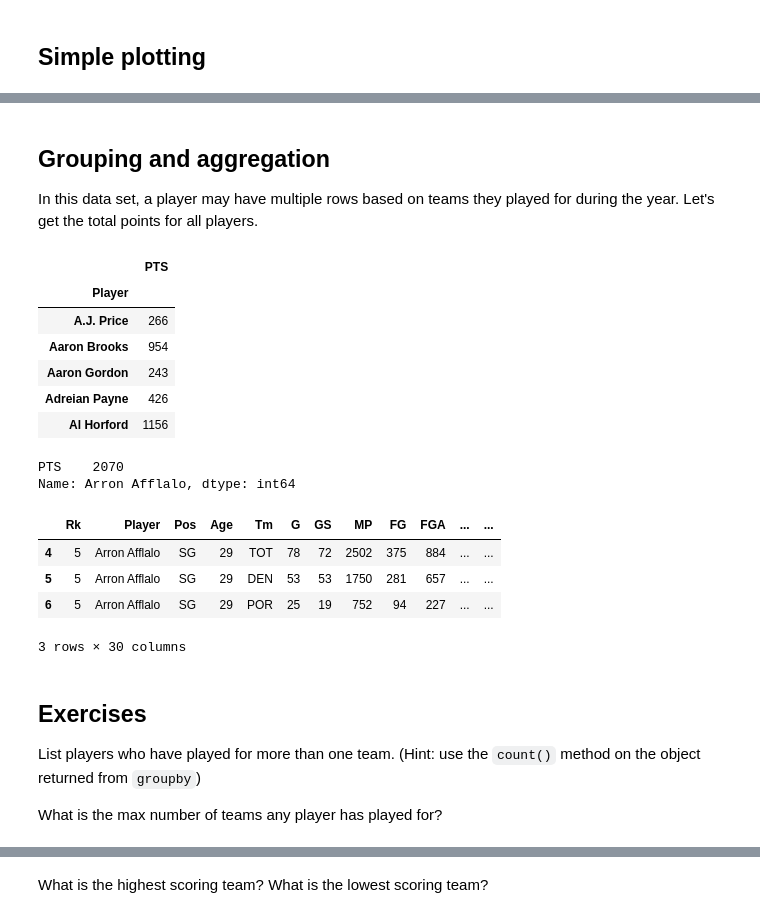
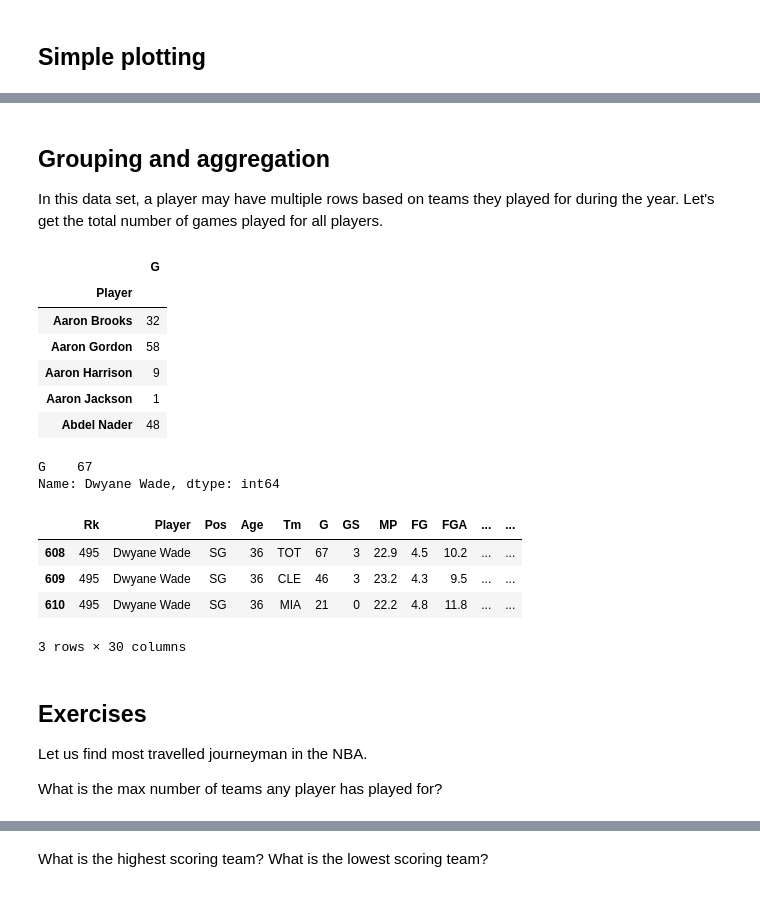
Before and after one commit to CME211/notes, a Jupyter notebook: lecture-08/0-pandas-example.ipynb, the cells around one changed output, grey strips where cells are left out. Cells and saved outputs as stored; diff of their text form; code cells hidden in the pictures.

```diff
--- a/lecture-08/0-pandas-example.ipynb
+++ b/lecture-08/0-pandas-example.ipynb
@@ -65,7 +70,7 @@ Specifically, it is very easy to load data from MS Excel files
 
 We have some basketball data from: <http://www.basketball-reference.com/>
 # %%
-nba = pd.read_csv("nba-2015.csv")
+nba = pd.read_csv("nba-2018.csv")
 # %% [markdown]
 Let's inspect the data with the `head` method:
 # %%
@@ -280,6 +336,6 @@ nba[nba['PTS'] >= 1500]
 # %%
 # let's create a new column
-nba['ASB'] = nba['AST'] + nba['STL'] + nba['BLK']
-nba.head()
+nba['ATO'] = nba['AST']/nba['TOV']
+nba.head(7)
 # %% [output]
 |  | Rk | Player | Pos | Age | Tm | G | GS | MP | FG | FGA | ... | ... |
@@ -327,5 +417,5 @@ plt.tight_layout()
 ## Grouping and aggregation
 
 In this data set, a player may have multiple rows based on teams they played for
-during the year.  Let's get the total points for all players.
+during the year.  Let's get the total number of games played for all players.
 # %%
@@ -333,31 +425,30 @@ player_pts = nba[['Player','PTS']].groupby('Player').agg({'PTS':np.sum})
 # this is an example of "method chaining"
 # %%
-player_pts.head()
+player_games.head()
 # %% [output]
-|  | PTS |
+|  | G |
 | Player |  |
-| A.J. Price | 266 |
-| Aaron Brooks | 954 |
-| Aaron Gordon | 243 |
-| Adreian Payne | 426 |
-| Al Horford | 1156 |
+| Aaron Brooks | 32 |
+| Aaron Gordon | 58 |
+| Aaron Harrison | 9 |
+| Aaron Jackson | 1 |
+| Abdel Nader | 48 |
-# %%
-player_pts.loc['Arron Afflalo']
-# %% [output]
-PTS    2070
-Name: Arron Afflalo, dtype: int64
+# %%
+player_games.loc['Dwyane Wade']
+# %% [output]
+G    67
+Name: Dwyane Wade, dtype: int64
 # %%
-nba[nba['Player'] == 'Arron Afflalo']
+nba[nba['Player'] == 'Dwyane Wade']
 # %% [output]
 |  | Rk | Player | Pos | Age | Tm | G | GS | MP | FG | FGA | ... | ... |
-| 4 | 5 | Arron Afflalo | SG | 29 | TOT | 78 | 72 | 2502 | 375 | 884 | ... | ... |
-| 5 | 5 | Arron Afflalo | SG | 29 | DEN | 53 | 53 | 1750 | 281 | 657 | ... | ... |
-| 6 | 5 | Arron Afflalo | SG | 29 | POR | 25 | 19 | 752 | 94 | 227 | ... | ... |
+| 608 | 495 | Dwyane Wade | SG | 36 | TOT | 67 | 3 | 22.9 | 4.5 | 10.2 | ... | ... |
+| 609 | 495 | Dwyane Wade | SG | 36 | CLE | 46 | 3 | 23.2 | 4.3 | 9.5 | ... | ... |
+| 610 | 495 | Dwyane Wade | SG | 36 | MIA | 21 | 0 | 22.2 | 4.8 | 11.8 | ... | ... |
 3 rows × 30 columns
 # %% [markdown]
 ## Exercises
 
-List players who have played for more than one team. (Hint: use the `count()`
-method on the object returned from `groupby`)
+Let us find most travelled journeyman in the NBA.
 
 What is the max number of teams any player has played for?
```
Also changed, not shown: parts of 36 cells of this notebook, 4 other files.
